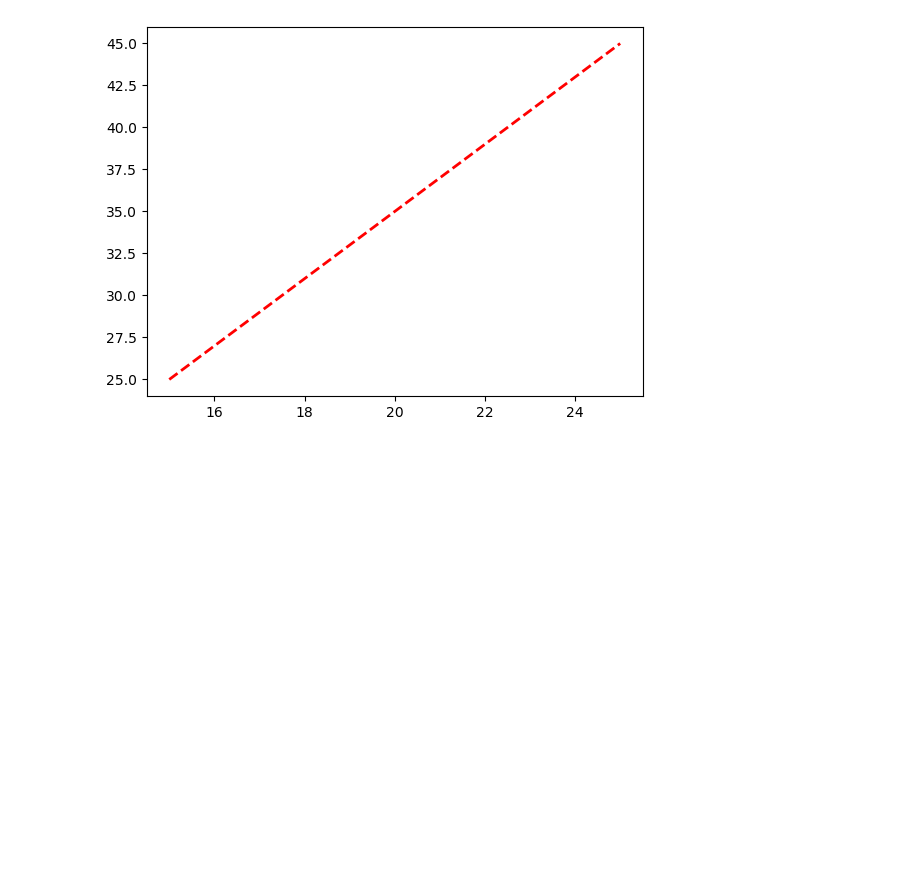
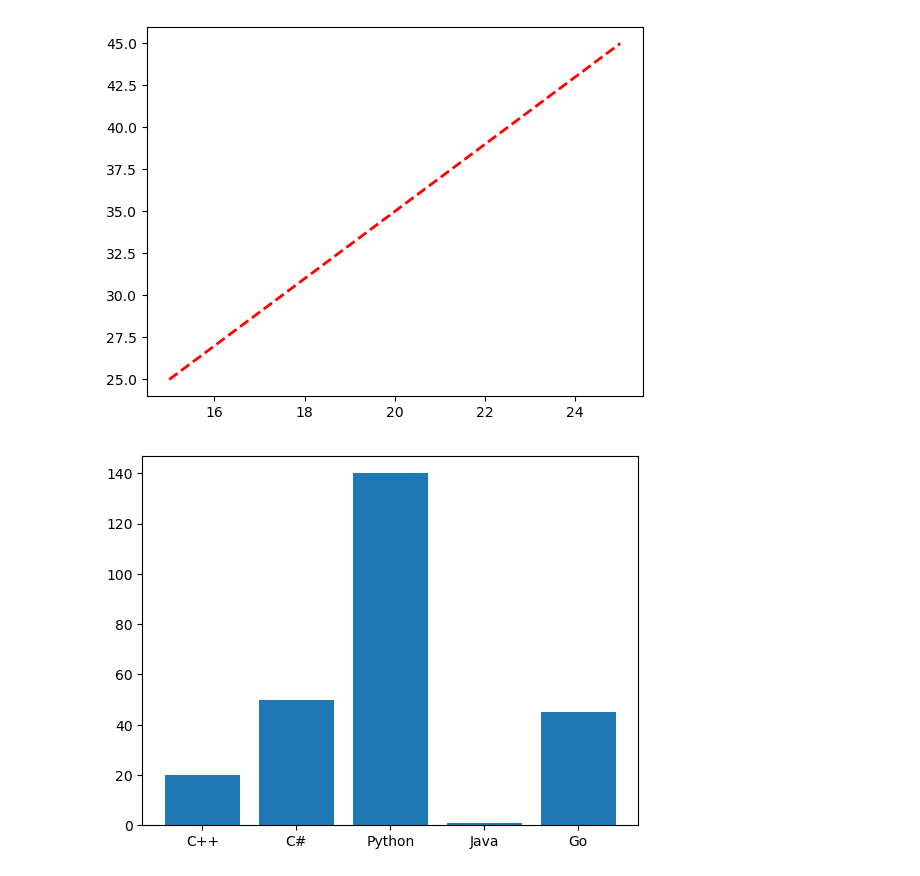
Before and after one commit to Jeannot-MN/Machine-Learning, a Jupyter notebook: notebooks/libraries-101/_matplotlib.ipynb, the cells around one changed output. Drawn from its saved outputs; the diff is of its cells as text; code cells hidden in the pictures; blank space fills up the shorter version.

Commit message:
plt barchart plot

```diff
--- a/notebooks/libraries-101/_matplotlib.ipynb
+++ b/notebooks/libraries-101/_matplotlib.ipynb
@@ -47,3 +47,11 @@ plt.plot(years, weight, 'r--', lw=2)
 plt.show()
 # %% [output]
 [figure]
+# %%
+x = ["C++","C#","Python","Java","Go"]
+votes = [20, 50, 140, 1, 45]
+
+plt.bar(x, votes)
+plt.show()
+# %% [output]
+[figure, added]
```
Also changed, not shown: parts of 1 cell of this notebook.
